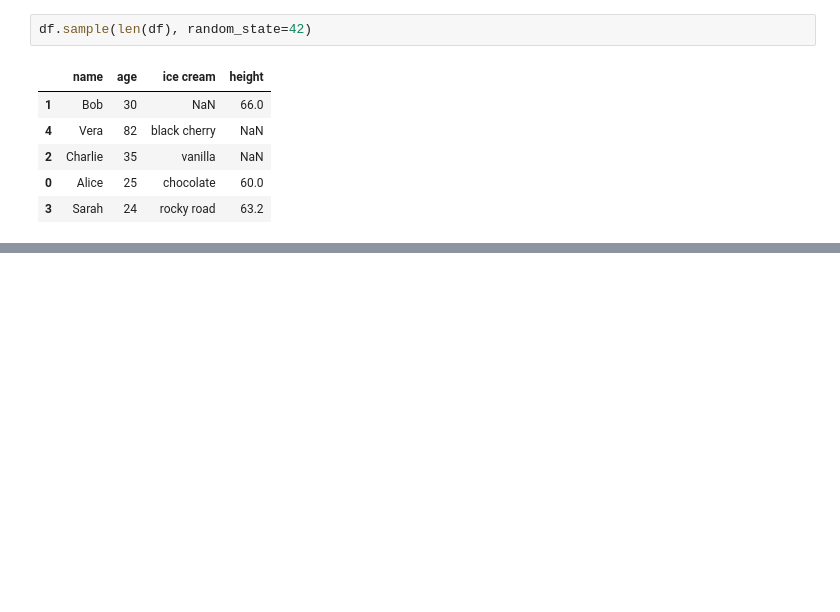
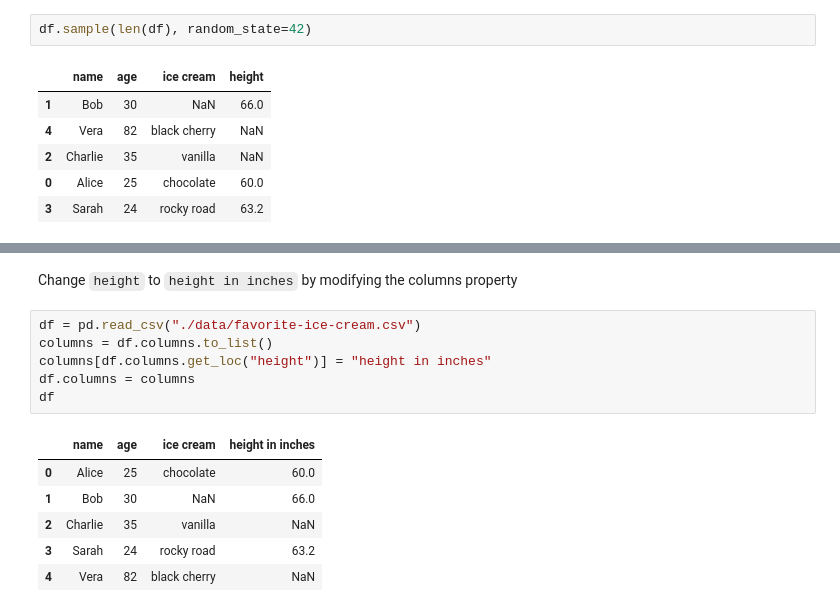
Before and after one commit to johnmarcovici/demo-notebooks, a Jupyter notebook: pandas_demos.ipynb, the cells around one changed output, grey strips where cells are left out. Saved outputs shown, nothing was run; the diff lists cells and outputs as text; blank space fills up the shorter version.

```diff
--- a/pandas_demos.ipynb
+++ b/pandas_demos.ipynb
@@ -708,0 +732,15 @@ df.sample(len(df), random_state=42)
+# %% [markdown]
+Change `height` to `height in inches` by modifying the columns property
+# %%
+df = pd.read_csv("./data/favorite-ice-cream.csv")
+columns = df.columns.to_list()
+columns[df.columns.get_loc("height")] = "height in inches"
+df.columns = columns
+df
+# %% [output]
+|  | name | age | ice cream | height in inches |
+| 0 | Alice | 25 | chocolate | 60.0 |
+| 1 | Bob | 30 | NaN | 66.0 |
+| 2 | Charlie | 35 | vanilla | NaN |
+| 3 | Sarah | 24 | rocky road | 63.2 |
+| 4 | Vera | 82 | black cherry | NaN |
```
Also changed, not shown: parts of 4 cells of this notebook.
